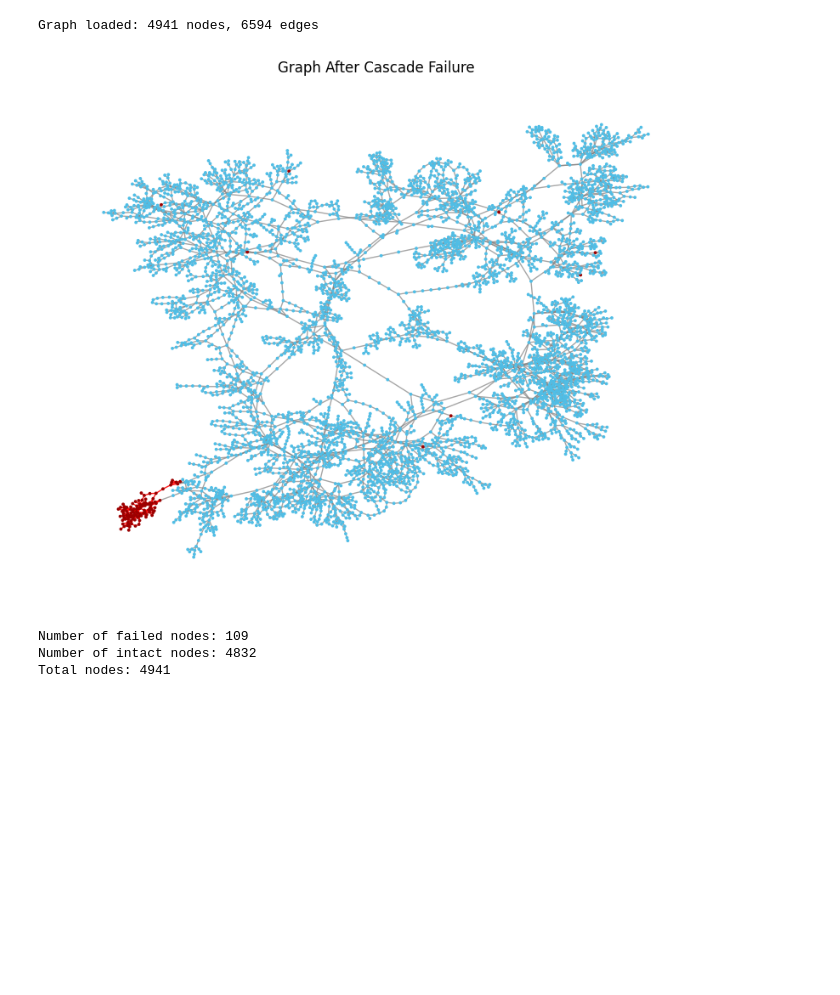
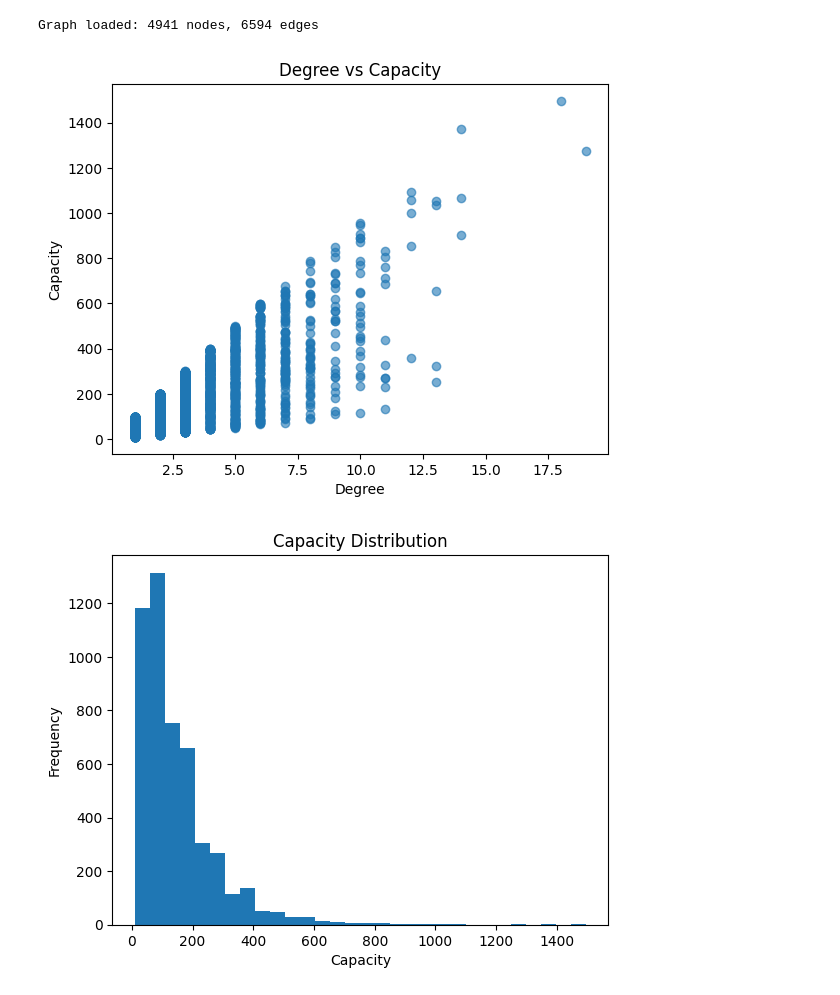
Before and after one commit to OctoPanna/western-us-power-grid, a Jupyter notebook: easy.ipynb, the cells around one changed output. Drawn from its saved outputs; the diff is of its cells as text; code cells hidden in the pictures; blank space fills up the shorter version.

```diff
--- a/easy.ipynb
+++ b/easy.ipynb
@@ -30,10 +24,28 @@ G_after_failure = cascade_failure(G, attacked_nodes)
-# %%
-draw_graph_after_failure(G_after_failure, title="Graph After Cascade Failure")
-print("Number of failed nodes:", sum(1 for n in G_after_failure.nodes() if G_after_failure.nodes[n]["failed"]))
-print("Number of intact nodes:", sum(1 for n in G_after_failure.nodes() if not G_after_failure.nodes[n]["failed"]))
-print("Total nodes:", G_after_failure.number_of_nodes())
-# %% [output]
-[figure, removed]
-Number of failed nodes: 109
-Number of intact nodes: 4832
-Total nodes: 4941
+# %%
+import matplotlib.pyplot as plt
+
+degrees = [G.degree(n) for n in G.nodes()]
+capacities = [G.nodes[n]["capacity"] for n in G.nodes()]
+loads = [G.nodes[n]["load"] for n in G.nodes()]
+
+# Degree vs Capacity
+plt.scatter(degrees, capacities, alpha=0.6)
+plt.xlabel("Degree")
+plt.ylabel("Capacity")
+plt.title("Degree vs Capacity")
+plt.show()
+
+plt.hist(capacities, bins=30)
+plt.title("Capacity Distribution")
+plt.xlabel("Capacity")
+plt.ylabel("Frequency")
+plt.show()
+
+plt.hist(loads, bins=30)
+plt.title("Load Distribution")
+plt.xlabel("Load")
+plt.ylabel("Frequency")
+plt.show()
+# %% [output]
+[figure, added]
+[figure, added]
```
Also changed, not shown: parts of 6 cells of this notebook, 10 other files.
